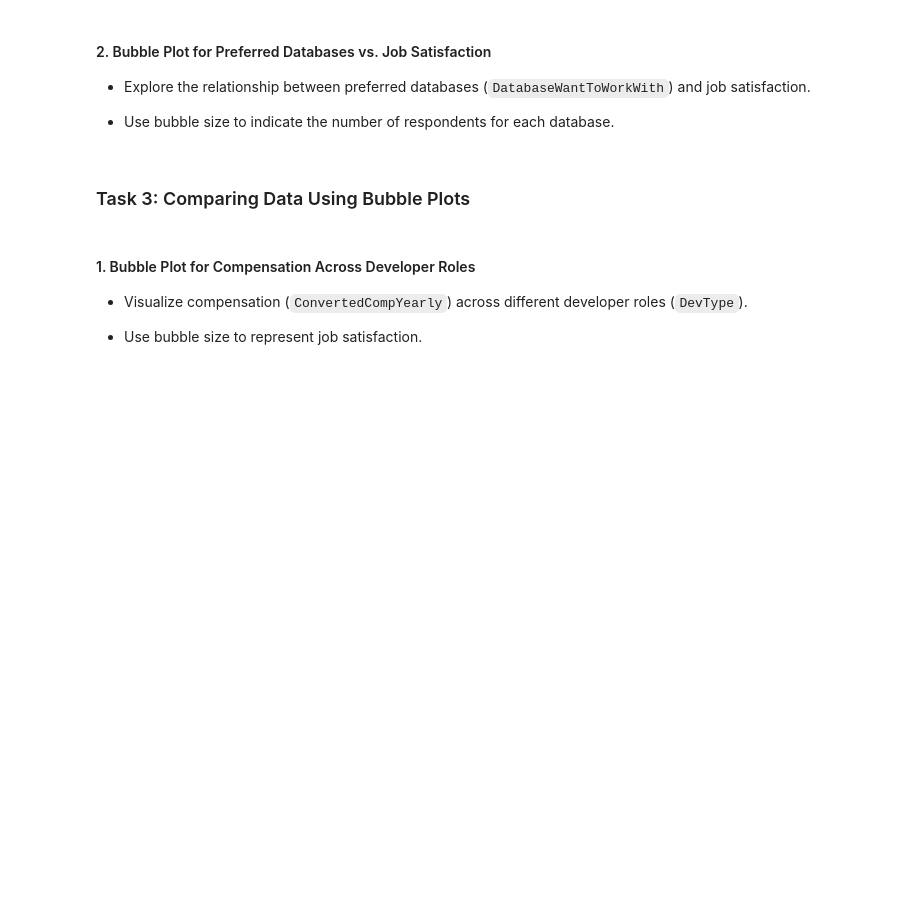
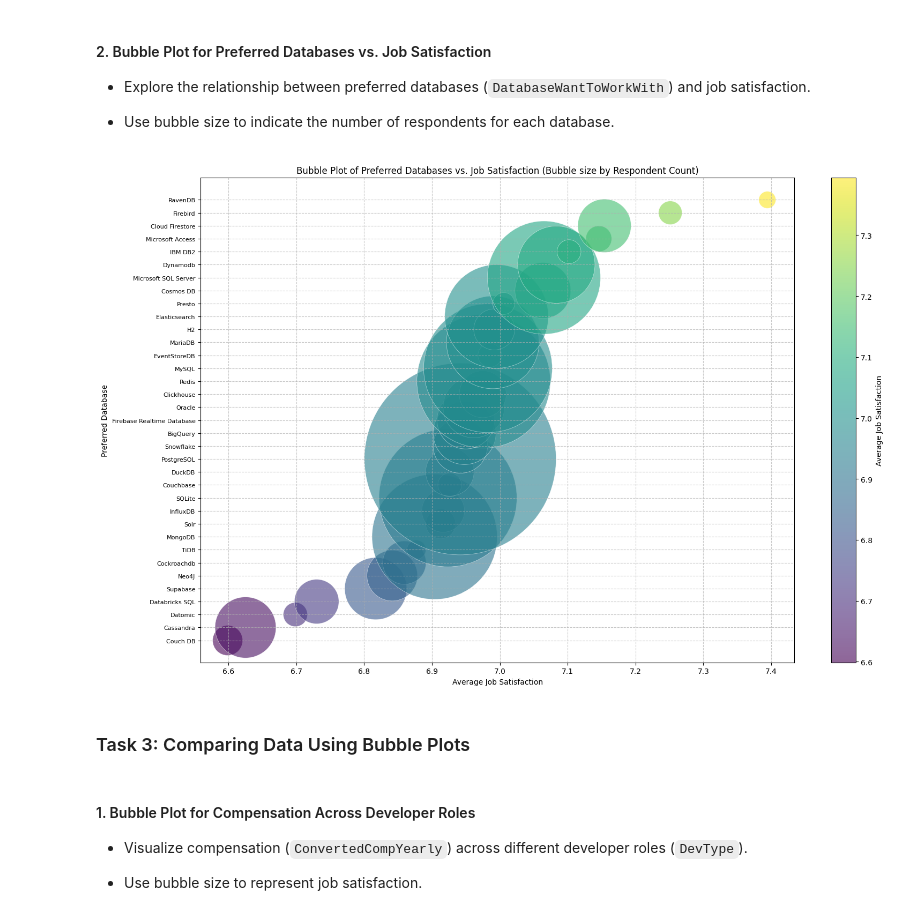
Before and after one commit to Sumant-crty/IBM-Data-Analyst-Capstone-Project, a Jupyter notebook: Lab 17 Bubble Plots.ipynb, the cells around one changed output. Saved outputs shown, nothing was run; the diff lists cells and outputs as text; code cells hidden in the pictures; blank space fills up the shorter version.

```diff
--- a/Lab 17 Bubble Plots.ipynb
+++ b/Lab 17 Bubble Plots.ipynb
@@ -87,3 +351,65 @@ df.head()
+# %%
+import matplotlib.pyplot as plt
+import pandas as pd
+import numpy as np
+
+# Drop rows where 'DatabaseWantToWorkWith' or 'JobSat' is NaN
+df_plot4 = df.dropna(subset=['DatabaseWantToWorkWith', 'JobSat']).copy()
+
+# Split the 'DatabaseWantToWorkWith' column into individual databases
+df_plot4['DatabaseWantToWorkWith'] = df_plot4['DatabaseWantToWorkWith'].str.split(';')
+
+# Explode the DataFrame to have one row per database for each respondent
+df_plot4_exploded = df_plot4.explode('DatabaseWantToWorkWith')
+
+# Convert JobSat to numeric. Ensure it's a number for averaging.
+df_plot4_exploded['JobSat'] = pd.to_numeric(df_plot4_exploded['JobSat'], errors='coerce')
+
+# Drop any rows where JobSat became NaN after conversion
+df_plot4_exploded.dropna(subset=['JobSat'], inplace=True)
+
+# Aggregate data: calculate mean JobSat and count of respondents for each database
+df_agg4 = df_plot4_exploded.groupby('DatabaseWantToWorkWith').agg(
+    mean_job_sat=('JobSat', 'mean'),
+    count_respondents=('ResponseId', 'count')
+).reset_index()
+
+# Scale the count of respondents for bubble size
+size_multiplier = 5 # Adjust as needed for visual clarity
+df_agg4['bubble_size'] = df_agg4['count_respondents'] * size_multiplier
+
+# Sort by mean_job_sat to get a color gradient or just plot as is
+df_agg4 = df_agg4.sort_values(by='mean_job_sat', ascending=True)
+
+# Create the bubble plot
+plt.figure(figsize=(16, 10))
+
+scatter = plt.scatter(
+    x=df_agg4['mean_job_sat'],         # X-axis: Average Job Satisfaction
+    y=df_agg4['DatabaseWantToWorkWith'], # Y-axis: Preferred Database
+    s=df_agg4['bubble_size'],           # Size determined by count of respondents
+    alpha=0.6,
+    c=df_agg4['mean_job_sat'],          # Color determined by mean JobSat
+    cmap='viridis',                     # Color map
+    edgecolors='w',
+    linewidth=0.5
+)
+
+# Add a color bar
+cbar = plt.colorbar(scatter)
+cbar.set_label('Average Job Satisfaction')
+
+plt.xlabel('Average Job Satisfaction')
+plt.ylabel('Preferred Database')
+plt.title('Bubble Plot of Preferred Databases vs. Job Satisfaction (Bubble size by Respondent Count)')
+
+# Rotate y-axis labels if they are too long and adjust font size
+plt.yticks(fontsize=8)
+plt.grid(True, linestyle='--', alpha=0.7)
+plt.tight_layout()
+plt.show()
+# %% [output]
+[figure, added]
 # %% [markdown]
 ### Task 3: Comparing Data Using Bubble Plots
 # %% [markdown]
```
Also changed, not shown: parts of 23 cells of this notebook.
